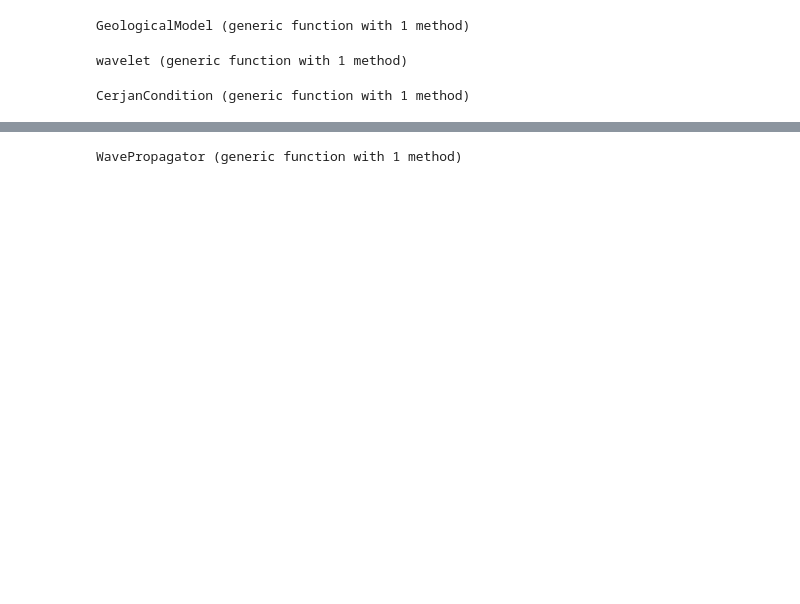
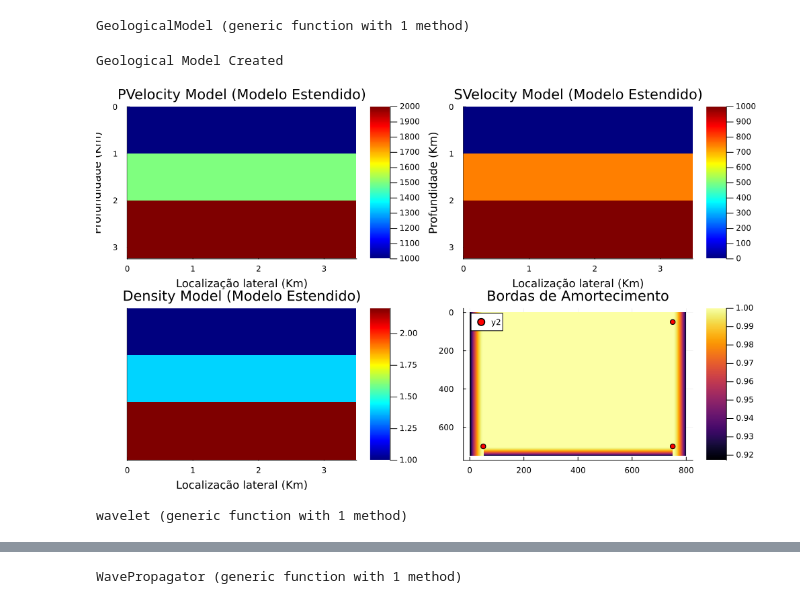
Before and after one commit to MathPhelip/TCC-Coding, a Jupyter notebook: SeismicModelling/General Elastic Wave Propagator 2D - Using Functions to Otimizing Julia Code.ipynb, the cells around one changed output, grey strips where cells are left out. Cells and saved outputs as stored; diff of their text form; code cells hidden in the pictures; blank space fills up the shorter version.

```diff
--- a/SeismicModelling/General Elastic Wave Propagator 2D - Using Functions to Otimizing Julia Code.ipynb
+++ b/SeismicModelling/General Elastic Wave Propagator 2D - Using Functions to Otimizing Julia Code.ipynb
@@ -95,3 +130,42 @@ end
+# %%
+# Criando o modelo geológico (Homogêneo, heterogênio ou importado)
+
+borda=50
+cpbin= "C:/Users/Matheus/Trabalhos e Estudos/Trabalhos para o mestrado/GeologicalData/cp_heto3.bin"
+csbin = "C:/Users/Matheus/Trabalhos e Estudos/Trabalhos para o mestrado/GeologicalData/cs_heto3.bin"
+robin = "C:/Users/Matheus/Trabalhos e Estudos/Trabalhos para o mestrado/GeologicalData/rho_heto3.bin"
+
+model_geological = GeologicalModel(cpbin, csbin, robin, 600, borda)
+println("Geological Model Created")
+
+nx = model_geological["nx"]
+nz = model_geological["nz"]
+dx = model_geological["dx"]
+dz = model_geological["dz"]
+
+x = (0:dx:(nx-1)*dx)/1000
+z = (0:dz:dz*(nz-1))/1000
+
+ret_x=[borda,borda+nx,borda+nx,borda,borda]
+ret_z=[borda,borda,borda+nz,borda+nz,borda]
+amortecedor = taper(nz, nx, borda, model_geological["topbc"])
+
+p1 = heatmap(range(x[1], stop=x[end], length=length(x)), range(z[1], stop=z[end], length=length(z)), model_geological["cp"],
+    axis=:on, color=:auto,c=:jet, title="PVelocity Model (Modelo Estendido)", yflip=true, xlabel="Localização lateral (Km)", ylabel="Profundidade (Km)")
+
+p2 = heatmap(range(x[1], stop=x[end], length=length(x)), range(z[1], stop=z[end], length=length(z)), model_geological["cs"],
+    axis=:on, color=:auto,c=:jet, title="SVelocity Model (Modelo Estendido)", yflip=true, xlabel="Localização lateral (Km)", ylabel="Profundidade (Km)")
+
+p3 = heatmap(range(x[1], stop=x[end], length=length(x)), range(z[1], stop=z[end], length=length(z)), model_geological["rho"],
+    axis=:on, color=:auto,c=:jet, title="Density Model (Modelo Estendido)", yflip=true, xlabel="Localização lateral (Km)", yticks=false)
+
+p4 = heatmap(amortecedor, title="Bordas de Amortecimento", yflip=true)
+scatter!(ret_x,ret_z, color=:red)
+
+plot(p1, p2, p3, p4, layout=(2,2), size=(1000, 600))
+# %% [output]
+Geological Model Created
+[figure, added]
 # %%
 function wavelet(f_corte, t)
 
@@ -105,13 +178,3 @@ function wavelet(f_corte, t)
 end
 # %% [output]
 wavelet (generic function with 1 method)
-# %%
-function CerjanCondition(a0, iabmax)
-
-    eponge = zeros(iabmax + 2)
-    eponge[1:iabmax + 1] .= exp.(-((a0/iabmax) .* (iabmax .- collect(0:iabmax))) .^ 2)
-
-    return eponge
-end
-# %% [output]
-CerjanCondition (generic function with 1 method)
```
Also changed, not shown: parts of 15 cells of this notebook.
